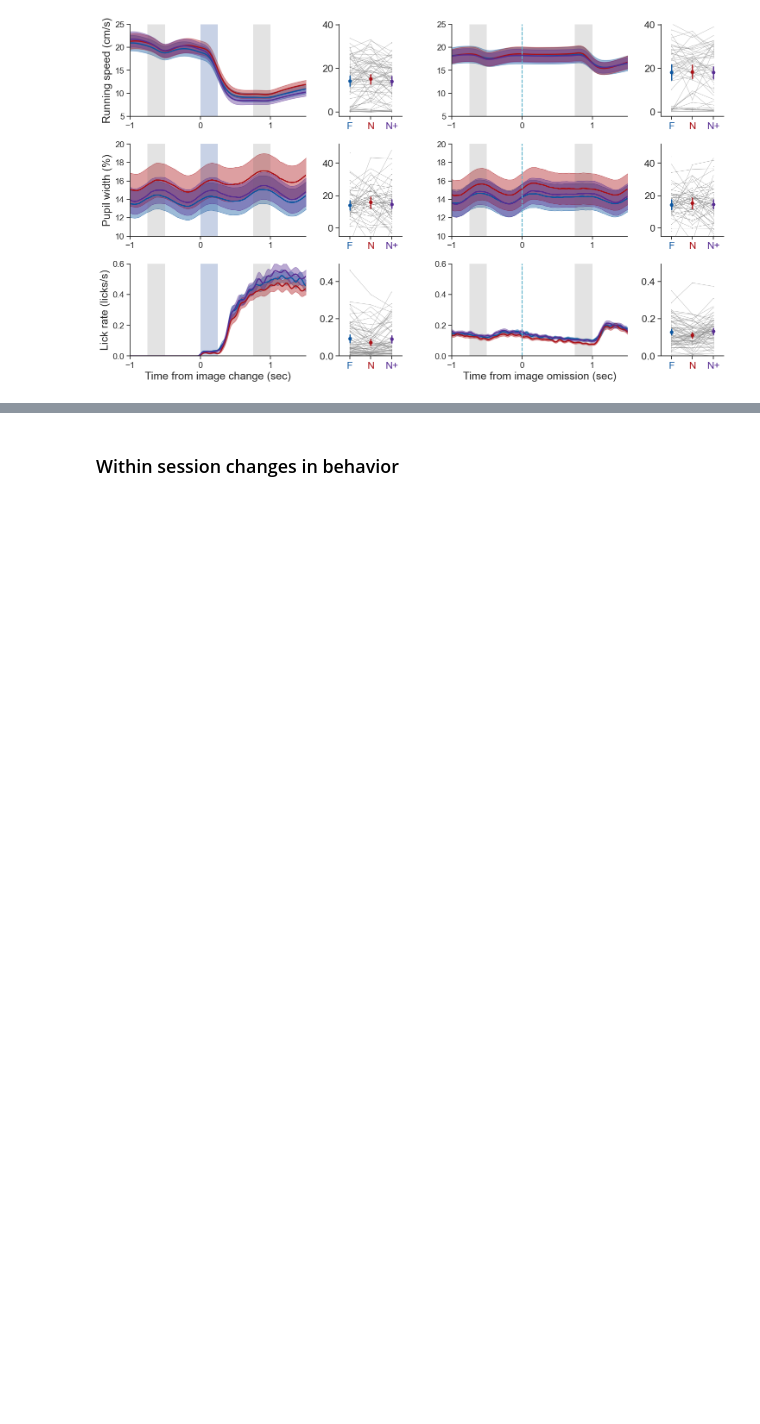
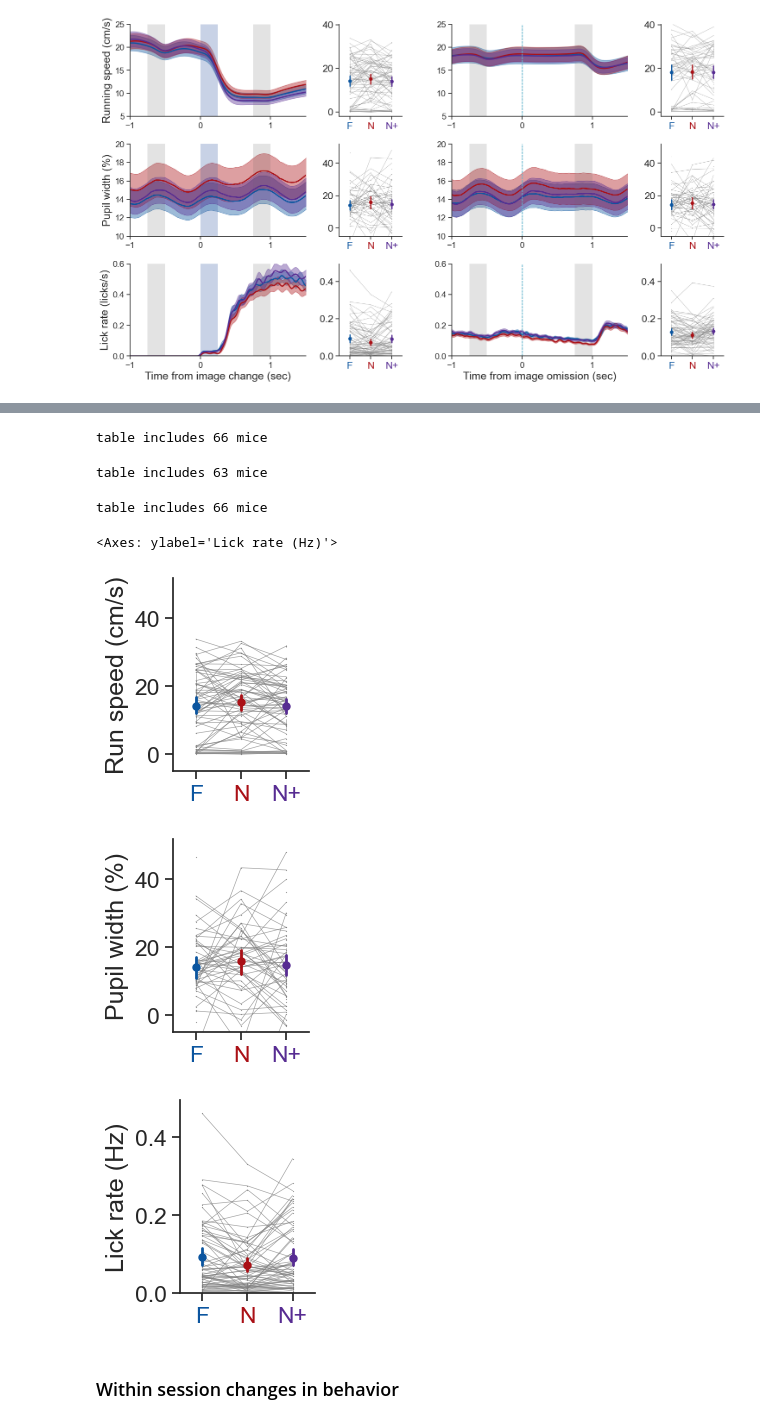
Before and after one commit to AllenInstitute/visual_behavior_analysis, a Jupyter notebook: notebooks/platform_paper_figures/figure_2_main.ipynb, the cells around one changed output, grey strips where cells are left out. Cells and saved outputs as stored; diff of their text form; code cells hidden in the pictures; blank space fills up the shorter version.

```diff
--- a/notebooks/platform_paper_figures/figure_2_main.ipynb
+++ b/notebooks/platform_paper_figures/figure_2_main.ipynb
@@ -721,3 +732,44 @@ Text(0, 0.5, '')
+# %%
+title = ''
+#### Running
+
+#### Changes
+
+df = running_speed_mdf_changes.copy()
+df['expts'] = 'all'
+
+ppf.plot_metric_distribution_by_experience_no_cell_type(df, 'mean_response', 'changes', 'running_speed',
+                                            ylabel='Run speed (cm/s)', ylims=ylims, show_mice=True,
+                                            pointplot=True, stripplot=False, horiz=False, title='',ax=None)
+
+
+#### Pupil
+
+#### Changes
+
+df = pupil_mdf_changes.copy()
+df['expts'] = 'all'
+ppf.plot_metric_distribution_by_experience_no_cell_type(df, 'mean_response', 'changes', 'pupil_width',
+                                            ylabel='Pupil width (%)', ylims=ylims, show_mice=True,
+                                            pointplot=True, stripplot=False, horiz=False, title=title, ax=None)
+
+
+df = lick_rate_mdf_changes.copy()
+df['mean_trace'] = [mean_trace*10 for mean_trace in df.mean_trace.values]
+df['mean_response'] = [mean_response*10 for mean_response in df.mean_response.values]
+
+df['expts'] = 'all'
+ppf.plot_metric_distribution_by_experience_no_cell_type(df, 'mean_response', 'changes', 'lick_rate',
+                                            ylabel='Lick rate (Hz)', ylims=(0, 0.43), show_mice=True,
+                                            pointplot=True, stripplot=False, horiz=False, title=title, ax=None)
+# %% [output]
+table includes 66 mice
+table includes 63 mice
+table includes 66 mice
+<Axes: ylabel='Lick rate (Hz)'>
+[figure, added]
+[figure, added]
+[figure, added]
 # %% [markdown]
 ### Within session changes in behavior
 # %%
```
Also changed, not shown: parts of 9 cells of this notebook, 7 other files.
